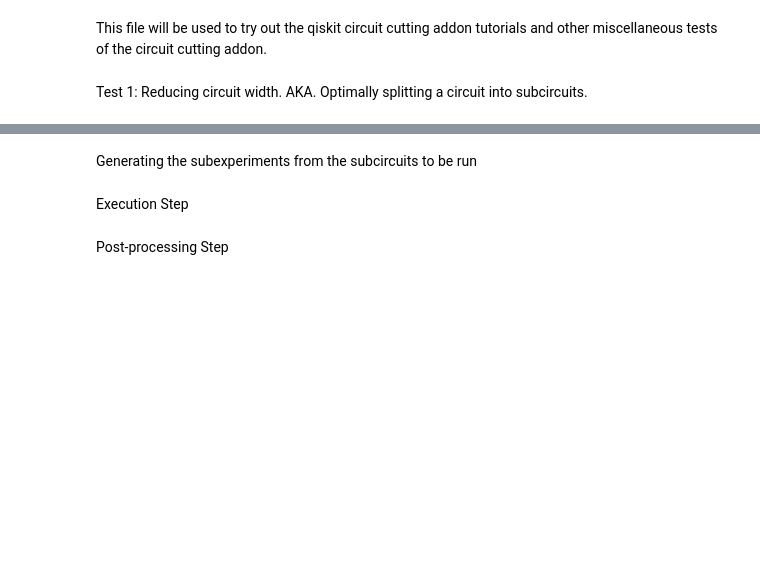
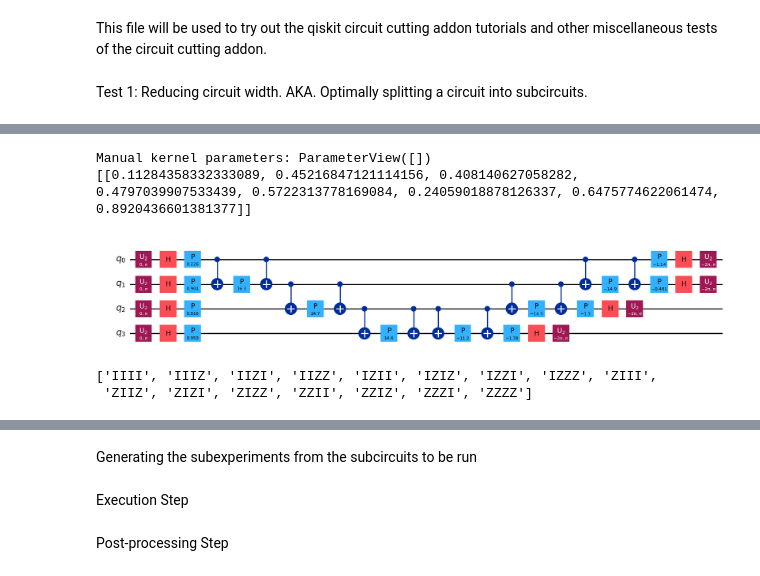
Before and after one commit to ChowdhuryShaswata/dqsvc_v2, a Jupyter notebook: circuit_cut_test.ipynb, the cells around one changed output, grey strips where cells are left out. Drawn from its saved outputs; the diff is of its cells as text; code cells hidden in the pictures; blank space fills up the shorter version.

Commit message:
partitioned circuits with cutting computeuncompute

```diff
--- a/circuit_cut_test.ipynb
+++ b/circuit_cut_test.ipynb
@@ -15,2 +34,36 @@ qc.draw("mpl", scale=0.8)
+# %%
+#generate circuit
+#run this or above
+
+from qiskit.primitives import StatevectorSampler as Sampler
+
+fidelity_computer = cutting_CompUncomp(Sampler())
+
+
+U_map = ZZFeatureMap(feature_dimension=NUM_QUBITS, reps=1, entanglement="linear")
+
+manual_kernel = QuantumCircuit(NUM_QUBITS)
+
+for i in range(NUM_QUBITS):
+    manual_kernel.h(i)
+
+
+manual_kernel = manual_kernel.compose(U_map)
+
+manual_kernel = manual_kernel.decompose()
+
+circuits = fidelity_computer._construct_circuits(manual_kernel, manual_kernel)
+
+values = fidelity_computer._construct_value_list(manual_kernel, manual_kernel, dataset[0], dataset[1])
+
+circuits[0].assign_parameters(values[0], inplace=True)
+
+print(f'Manual kernel parameters: {circuits[0].parameters}')
+print(values)
+circuits[0].draw("mpl")
+# %% [output]
+Manual kernel parameters: ParameterView([])
+[[0.11284358332333089, 0.45216847121114156, 0.408140627058282, 0.4797039907533439, 0.5722313778169084, 0.24059018878126337, 0.6475774622061474, 0.8920436601381377]]
+[figure, added]
 # %%
 from qiskit.quantum_info import SparsePauliOp
@@ -32,5 +84,23 @@ subcircuits = partitioned_problem.subcircuits
 subobservables = partitioned_problem.subobservables
 #The bases mark where the cuts are in the circuit.
 bases = partitioned_problem.bases
+# %%
+from qiskit.quantum_info import SparsePauliOp
+from qiskit_addon_cutting import partition_problem
+
+operator = fidelity_computer.generate_operator(circuits[0])
+
+print(operator.paulis)
+
+partitioned_problem = partition_problem(
+    circuit=circuits[0], partition_labels="AABB", observables=operator.paulis
+)
+subcircuits = partitioned_problem.subcircuits
+subobservables = partitioned_problem.subobservables
+#The bases mark where the cuts are in the circuit.
+bases = partitioned_problem.bases
+# %% [output]
+['IIII', 'IIIZ', 'IIZI', 'IIZZ', 'IZII', 'IZIZ', 'IZZI', 'IZZZ', 'ZIII',
+ 'ZIIZ', 'ZIZI', 'ZIZZ', 'ZZII', 'ZZIZ', 'ZZZI', 'ZZZZ']
 # %%
 subobservables
```
Also changed, not shown: parts of 11 cells of this notebook, 22 other files.
